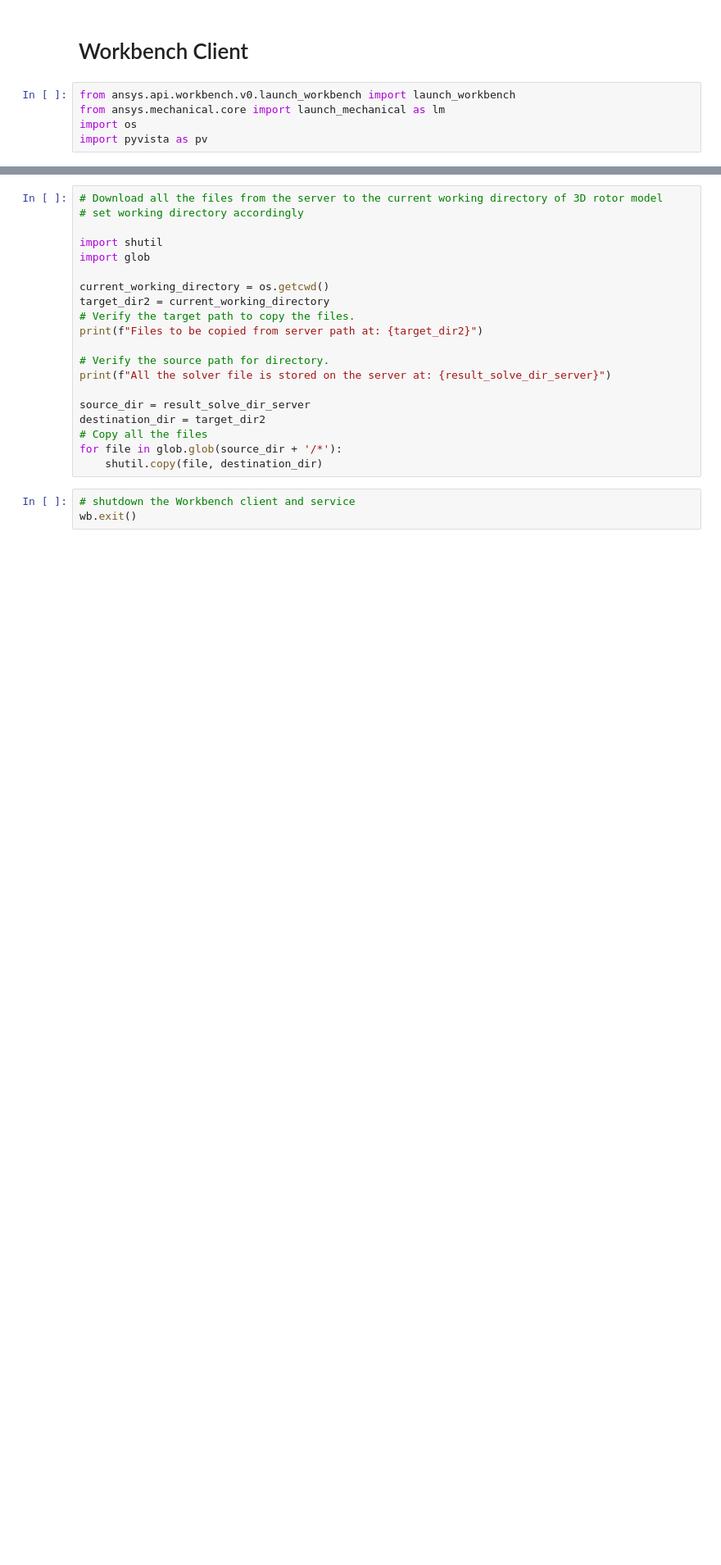
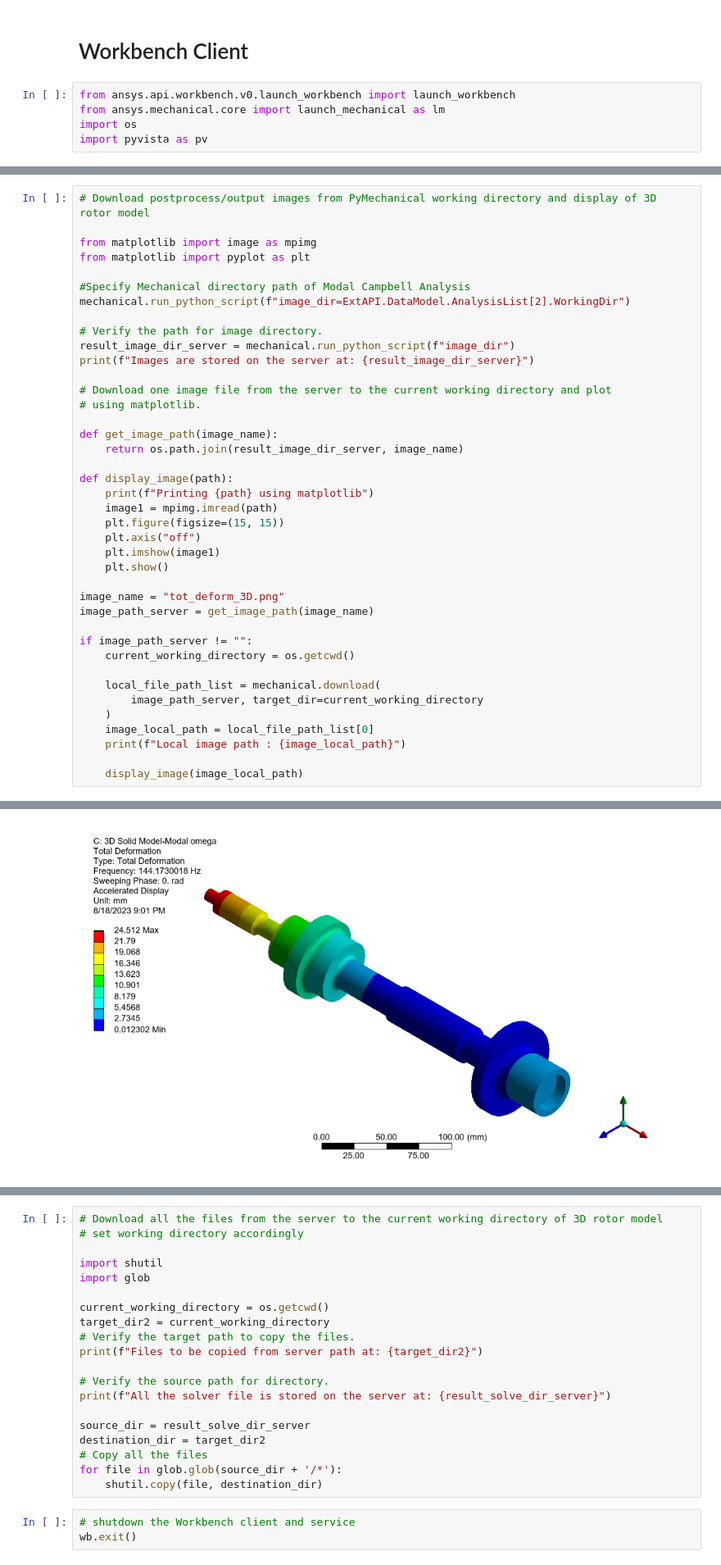
Before and after one commit to ansys/pyworkbench-examples, a Jupyter notebook: examples/example_03/example_03.ipynb, the cells around one changed output, grey strips where cells are left out. Shown at 82% size. Cells and saved outputs as stored; diff of their text form; blank space fills up the shorter version.

```diff
--- a/examples/example_03/example_03.ipynb
+++ b/examples/example_03/example_03.ipynb
@@ -176,0 +250,41 @@ if solve_out_path != "":
+# %%
+# Download postprocess/output images from PyMechanical working directory and display of 3D rotor model
+
+from matplotlib import image as mpimg
+from matplotlib import pyplot as plt
+
+#Specify Mechanical directory path of Modal Campbell Analysis
+mechanical.run_python_script(f"image_dir=ExtAPI.DataModel.AnalysisList[2].WorkingDir")
+
+# Verify the path for image directory.
+result_image_dir_server = mechanical.run_python_script(f"image_dir")
+print(f"Images are stored on the server at: {result_image_dir_server}")
+
+# Download one image file from the server to the current working directory and plot
+# using matplotlib.
+
+def get_image_path(image_name):
+    return os.path.join(result_image_dir_server, image_name)
+
+def display_image(path):
+    print(f"Printing {path} using matplotlib")
+    image1 = mpimg.imread(path)
+    plt.figure(figsize=(15, 15))
+    plt.axis("off")
+    plt.imshow(image1)
+    plt.show()
+
+image_name = "tot_deform_3D.png"
+image_path_server = get_image_path(image_name)
+
+if image_path_server != "":
+    current_working_directory = os.getcwd()
+
+    local_file_path_list = mechanical.download(
+        image_path_server, target_dir=current_working_directory
+    )
+    image_local_path = local_file_path_list[0]
+    print(f"Local image path : {image_local_path}")
+
+    display_image(image_local_path)
+# %% [output]
@@ -177,3 +294,4 @@ if solve_out_path != "":
+[figure, added]
 # %%
 # Download output file from PyMechanical working directory and print contents of 3D Rotor Model
 
```
Also changed, not shown: parts of 13 cells of this notebook, 3 other files.
